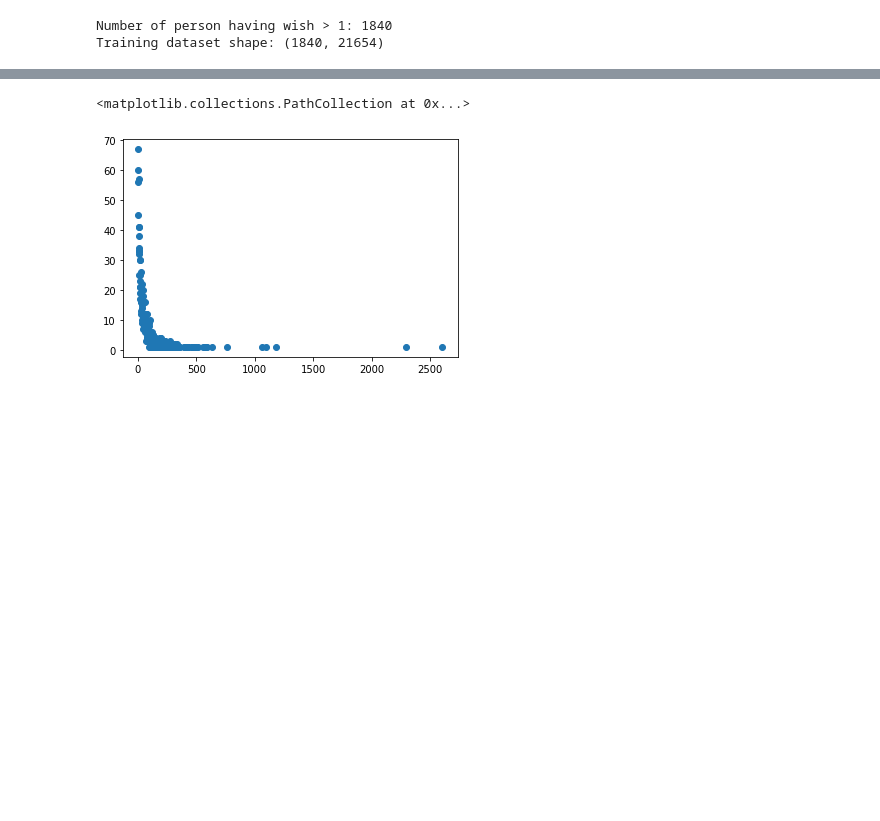
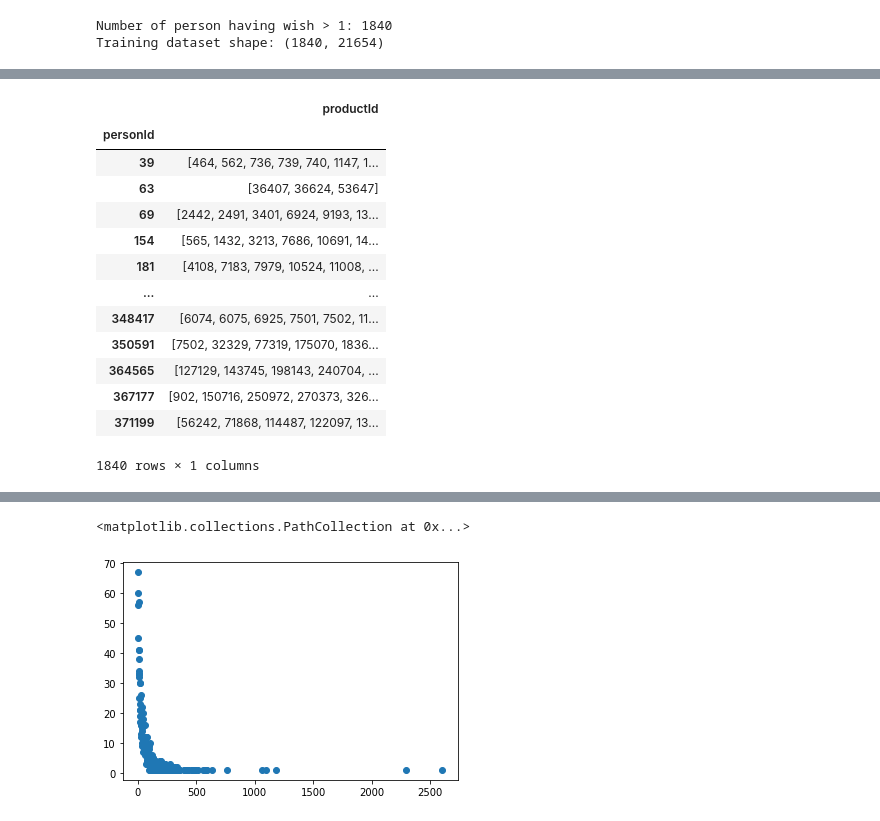
Before and after one commit to dcongtinh/barter-system, a Jupyter notebook: experiment.ipynb, the cells around one changed output, grey strips where cells are left out. Saved outputs shown, nothing was run; the diff lists cells and outputs as text; code cells hidden in the pictures; blank space fills up the shorter version.

```diff
--- a/experiment.ipynb
+++ b/experiment.ipynb
@@ -71,0 +86,17 @@ person_to_products = df.loc[new_df.index]
+# %%
+person_to_products
+# %% [output]
+|  | productId |
+| personId |  |
+| 39 | [464, 562, 736, 739, 740, 1147, 1... |
+| 63 | [36407, 36624, 53647] |
+| 69 | [2442, 2491, 3401, 6924, 9193, 13... |
+| 154 | [565, 1432, 3213, 7686, 10691, 14... |
+| 181 | [4108, 7183, 7979, 10524, 11008, ... |
+| ... | ... |
+| 348417 | [6074, 6075, 6925, 7501, 7502, 11... |
+| 350591 | [7502, 32329, 77319, 175070, 1836... |
+| 364565 | [127129, 143745, 198143, 240704, ... |
+| 367177 | [902, 150716, 250972, 270373, 326... |
+| 371199 | [56242, 71868, 114487, 122097, 13... |
+1840 rows × 1 columns
```
Also changed, not shown: parts of 12 cells of this notebook.
